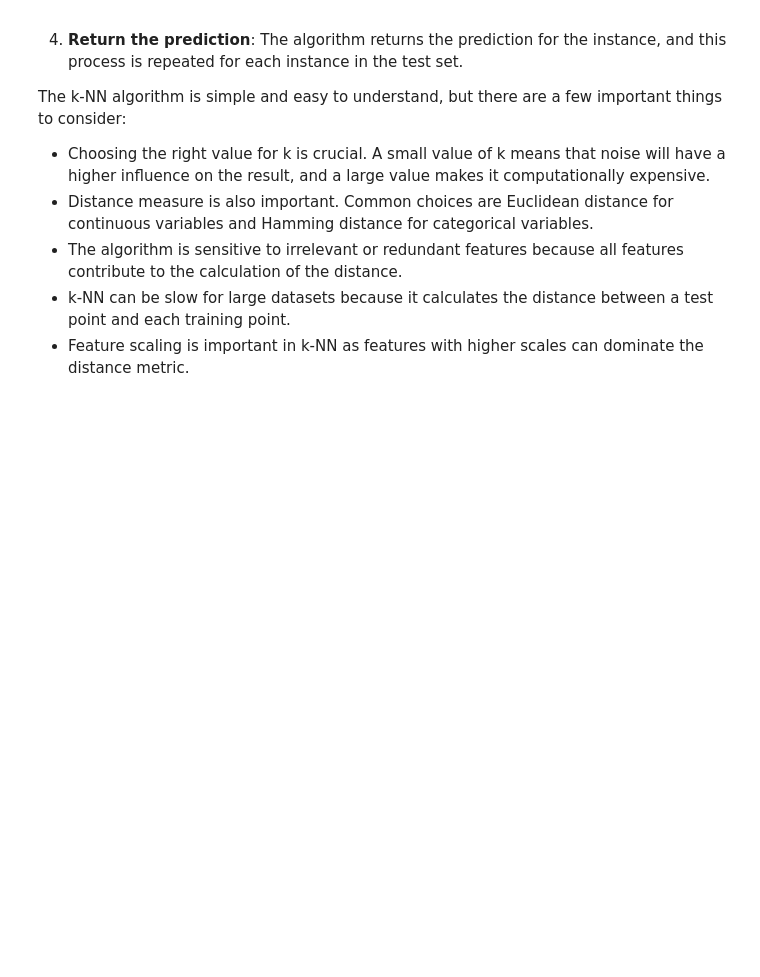
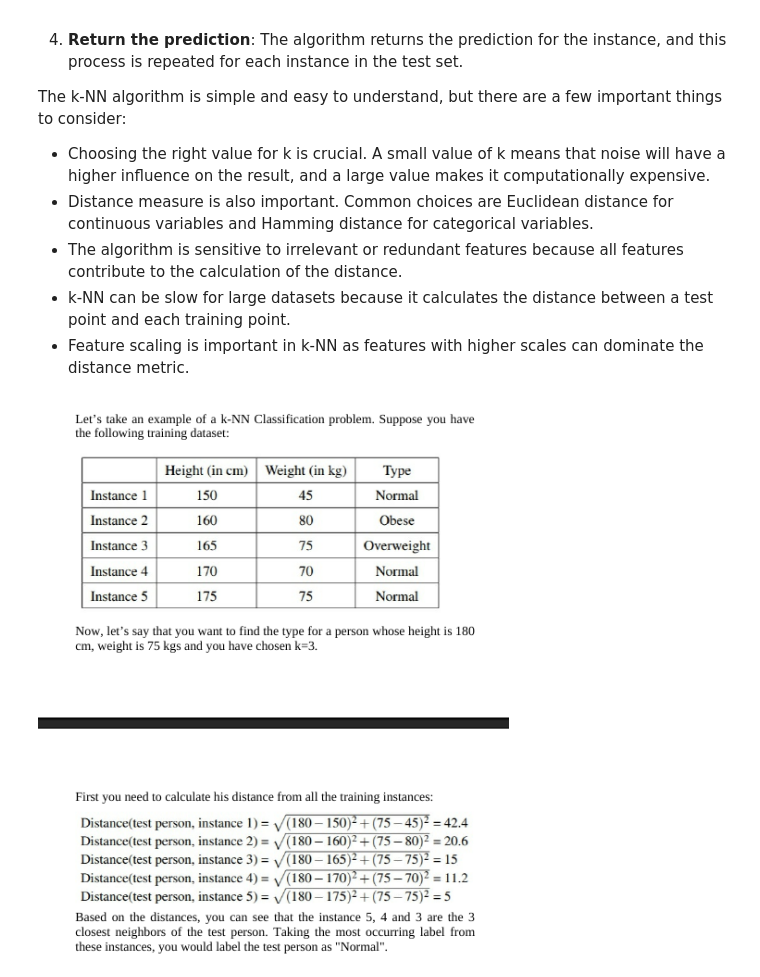
Before and after one commit to Ahmad10Raza/Data-Science-Interview-QNA, a Jupyter notebook: Machine Learning/Supervised Learning/01. Classification/04. K-Nearest Neighbors.ipynb, the cells around one changed output. Saved outputs shown, nothing was run; the diff lists cells and outputs as text; code cells hidden in the pictures; blank space fills up the shorter version.

```diff
--- a/Machine Learning/Supervised Learning/01. Classification/04. K-Nearest Neighbors.ipynb
+++ b/Machine Learning/Supervised Learning/01. Classification/04. K-Nearest Neighbors.ipynb
@@ -22,3 +22,8 @@ The k-NN algorithm is simple and easy to understand, but there are a few importa
 - The algorithm is sensitive to irrelevant or redundant features because all features contribute to the calculation of the distance.
 - k-NN can be slow for large datasets because it calculates the distance between a test point and each training point.
 - Feature scaling is important in k-NN as features with higher scales can dominate the distance metric.
+# %%
+from IPython.display import Image
+Image(filename='images/KNN.png',width=900 )
+# %% [output]
+[figure, added]
```
Also changed, not shown: 1 other file.
